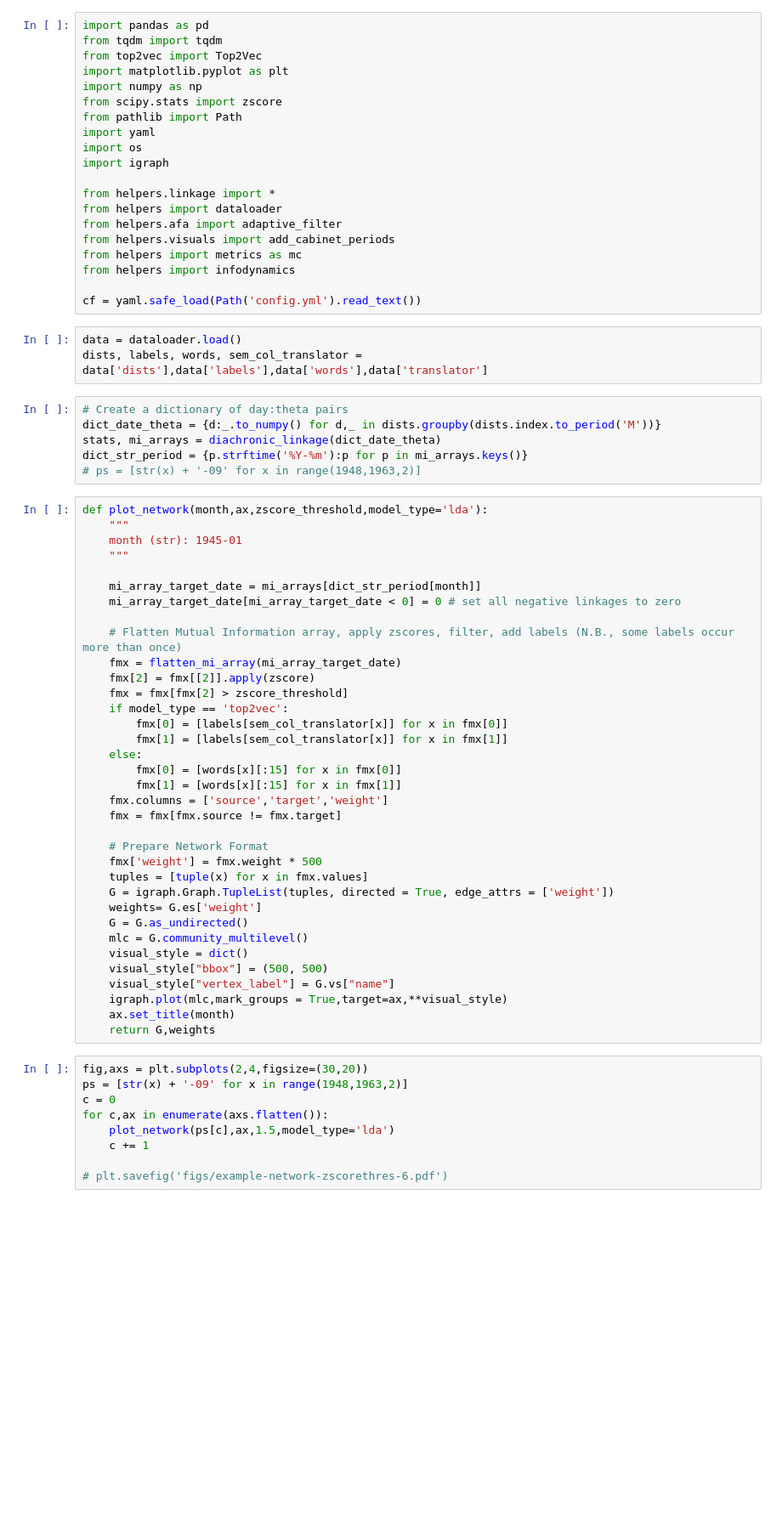
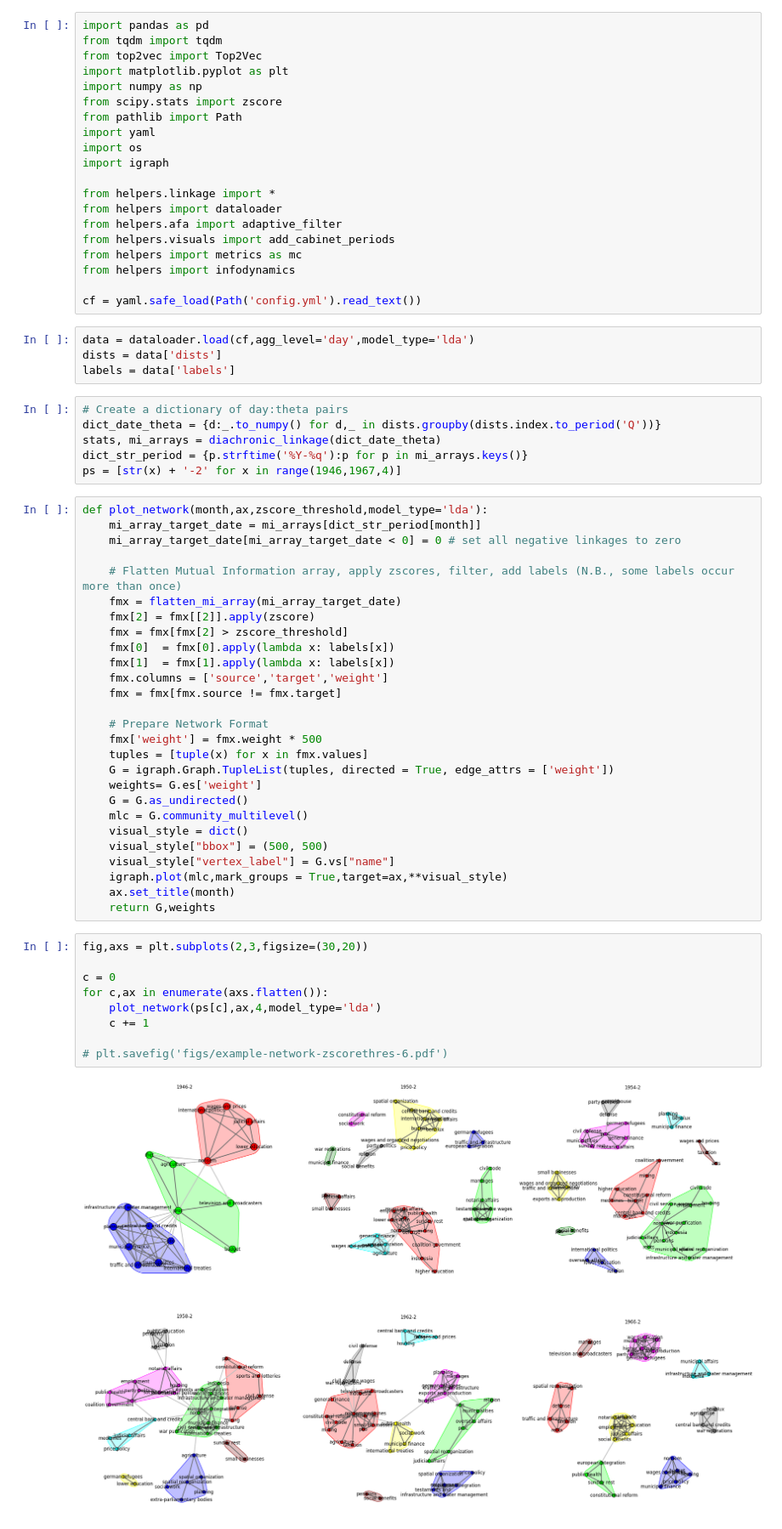
Before and after one commit to rubenros1795/linkage, a Jupyter notebook: 03-network-viz.ipynb, the cells around one changed output. Shown at 85% size. Cells and saved outputs as stored; diff of their text form; blank space fills up the shorter version.

```diff
--- a/03-network-viz.ipynb
+++ b/03-network-viz.ipynb
@@ -19,20 +19,17 @@ from helpers import infodynamics
 
 cf = yaml.safe_load(Path('config.yml').read_text())
 # %%
-data = dataloader.load()
-dists, labels, words, sem_col_translator = data['dists'],data['labels'],data['words'],data['translator']
+data = dataloader.load(cf,agg_level='day',model_type='lda')
+dists = data['dists']
+labels = data['labels']
 # %%
 # Create a dictionary of day:theta pairs
-dict_date_theta = {d:_.to_numpy() for d,_ in dists.groupby(dists.index.to_period('M'))}
+dict_date_theta = {d:_.to_numpy() for d,_ in dists.groupby(dists.index.to_period('Q'))}
 stats, mi_arrays = diachronic_linkage(dict_date_theta)
-dict_str_period = {p.strftime('%Y-%m'):p for p in mi_arrays.keys()}
-# ps = [str(x) + '-09' for x in range(1948,1963,2)]
+dict_str_period = {p.strftime('%Y-%q'):p for p in mi_arrays.keys()}
+ps = [str(x) + '-2' for x in range(1946,1967,4)]
 # %%
 def plot_network(month,ax,zscore_threshold,model_type='lda'):
-    """
-    month (str): 1945-01
-    """
-
     mi_array_target_date = mi_arrays[dict_str_period[month]]
     mi_array_target_date[mi_array_target_date < 0] = 0 # set all negative linkages to zero
 
@@ -40,12 +37,8 @@ def plot_network(month,ax,zscore_threshold,model_type='lda'):
     fmx = flatten_mi_array(mi_array_target_date)
     fmx[2] = fmx[[2]].apply(zscore)
     fmx = fmx[fmx[2] > zscore_threshold]
-    if model_type == 'top2vec':
-        fmx[0] = [labels[sem_col_translator[x]] for x in fmx[0]]
-        fmx[1] = [labels[sem_col_translator[x]] for x in fmx[1]]
-    else:
-        fmx[0] = [words[x][:15] for x in fmx[0]]
-        fmx[1] = [words[x][:15] for x in fmx[1]]
+    fmx[0]  = fmx[0].apply(lambda x: labels[x])
+    fmx[1]  = fmx[1].apply(lambda x: labels[x])
     fmx.columns = ['source','target','weight']
     fmx = fmx[fmx.source != fmx.target]
 
@@ -63,11 +56,13 @@ def plot_network(month,ax,zscore_threshold,model_type='lda'):
     ax.set_title(month)
     return G,weights
 # %%
-fig,axs = plt.subplots(2,4,figsize=(30,20))
-ps = [str(x) + '-09' for x in range(1948,1963,2)]
+fig,axs = plt.subplots(2,3,figsize=(30,20))
+
 c = 0
 for c,ax in enumerate(axs.flatten()):
-    plot_network(ps[c],ax,1.5,model_type='lda')
+    plot_network(ps[c],ax,4,model_type='lda')
     c += 1
 
 # plt.savefig('figs/example-network-zscorethres-6.pdf')
+# %% [output]
+[figure, added]
```
Also changed, not shown: 29 other files.
